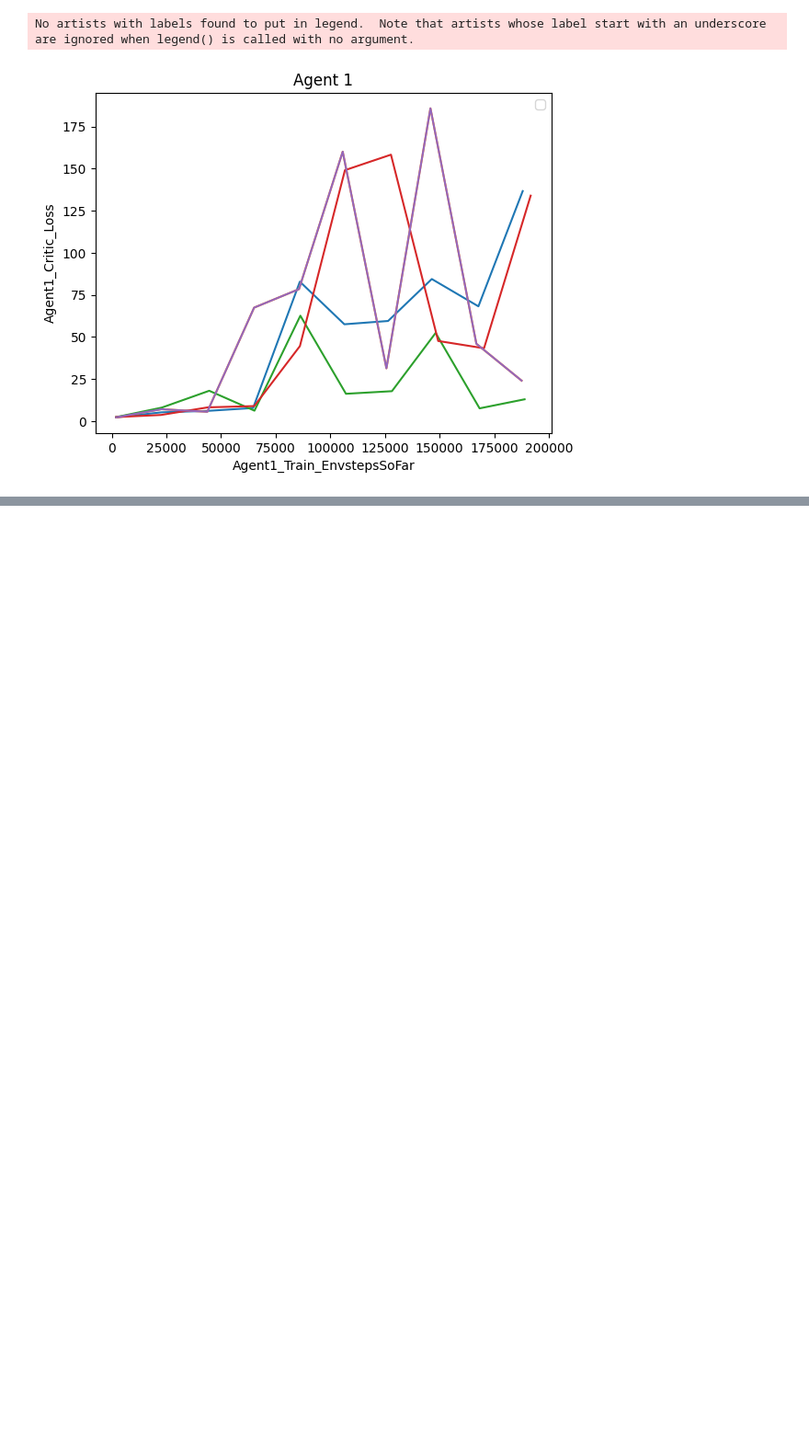
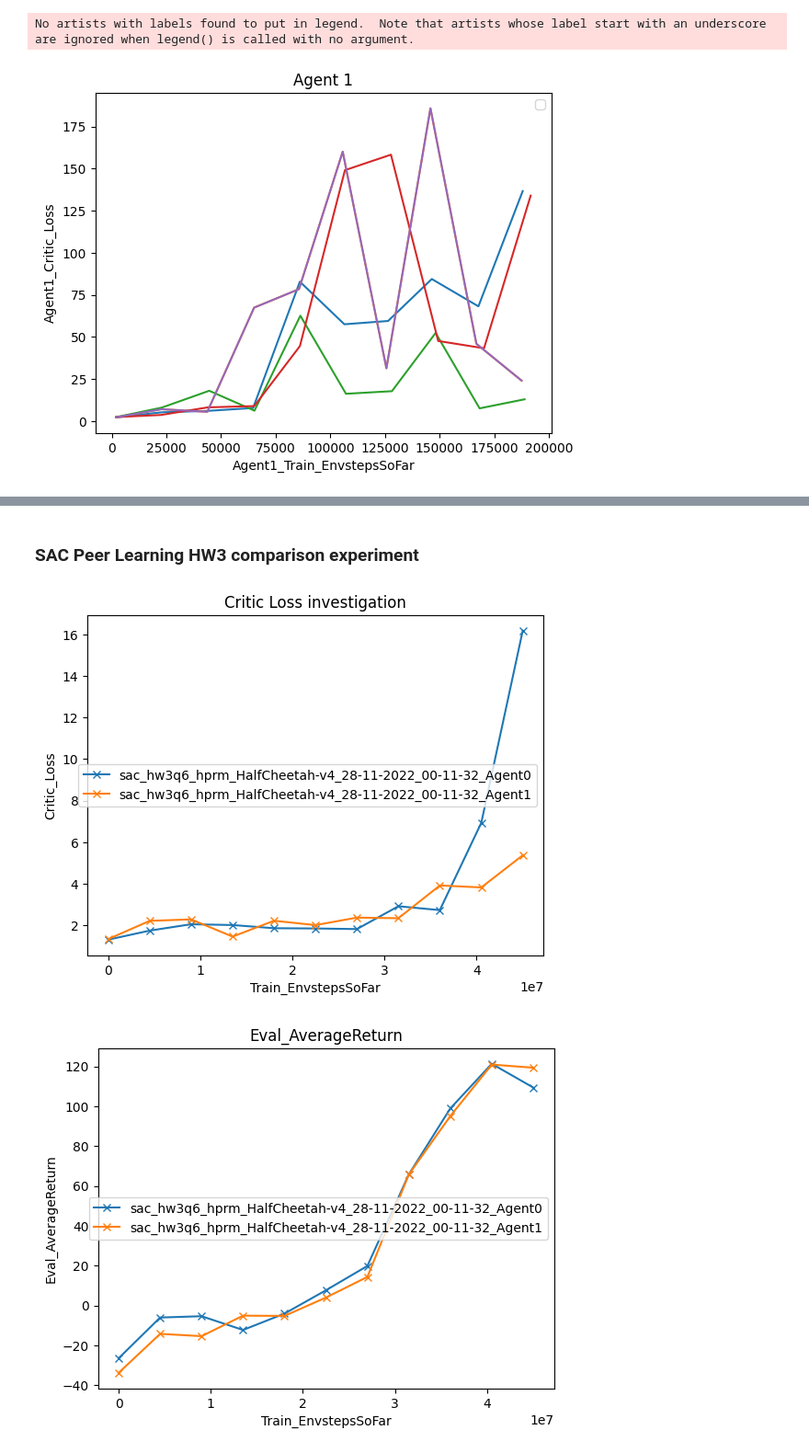
Before and after one commit to chirag-sharma-00/CS285-Project, a Jupyter notebook: cs285/scripts/plotter.ipynb, the cells around one changed output, grey strips where cells are left out. Shown at 92% size. Saved outputs shown, nothing was run; the diff lists cells and outputs as text; code cells hidden in the pictures; blank space fills up the shorter version.

Commit message:
finish sac first batch experiments

```diff
--- a/cs285/scripts/plotter.ipynb
+++ b/cs285/scripts/plotter.ipynb
@@ -138,0 +142,34 @@ plt.show()
+# %% [markdown]
+### SAC Peer Learning HW3 comparison experiment
+# %%
+exp_names = [sac_hw3q6]
+peer_num = 2
+
+X_label='Train_EnvstepsSoFar'
+Y_label='Critic_Loss'
+for exp_name in exp_names:
+    series = getXYpeer(exp_name, X_label, Y_label, peer_num)
+    for i in range(peer_num):
+        X, Y = series[i]
+        plt.plot(X, Y, marker='x', label=exp_name+"_Agent%d"%i)
+plt.xlabel(X_label)
+plt.ylabel(Y_label)
+plt.legend()
+plt.title("Critic Loss investigation")
+plt.show()
+
+X_label='Train_EnvstepsSoFar'
+Y_label='Eval_AverageReturn'
+for exp_name in exp_names:
+    series = getXYpeer(exp_name, X_label, Y_label, peer_num)
+    for i in range(peer_num):
+        X, Y = series[i]
+        plt.plot(X, Y, marker='x', label=exp_name+"_Agent%d"%i)
+plt.xlabel(X_label)
+plt.ylabel(Y_label)
+plt.legend()
+plt.title("Eval_AverageReturn")
+plt.show()
+# %% [output]
+[figure, added]
+[figure, added]
```
Also changed, not shown: parts of 5 cells of this notebook, 3 other files.
